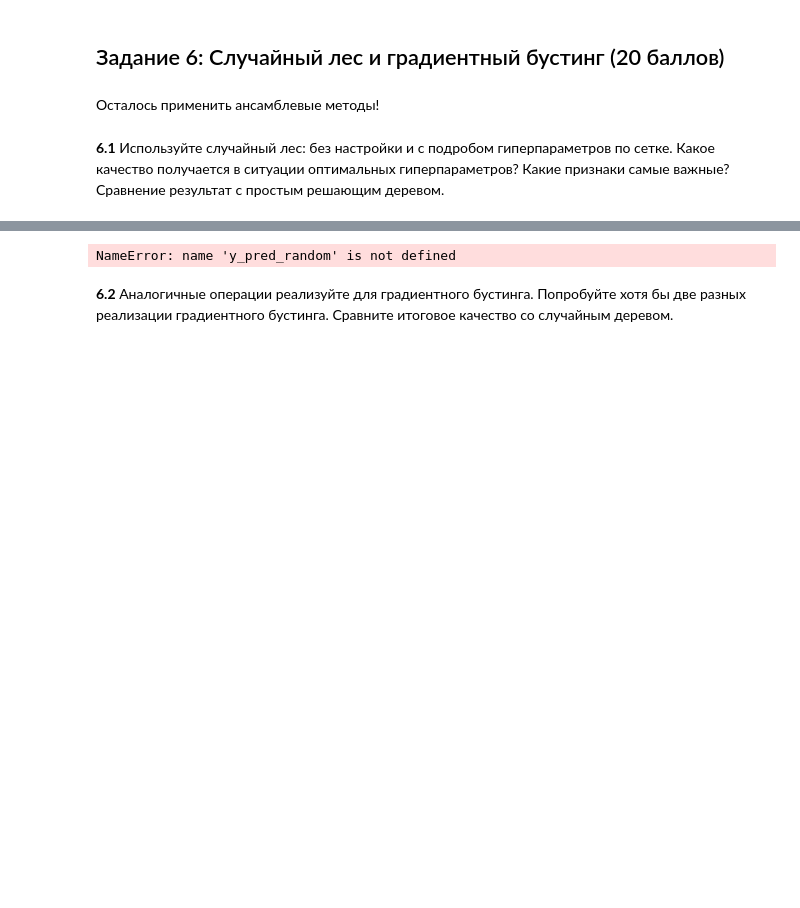
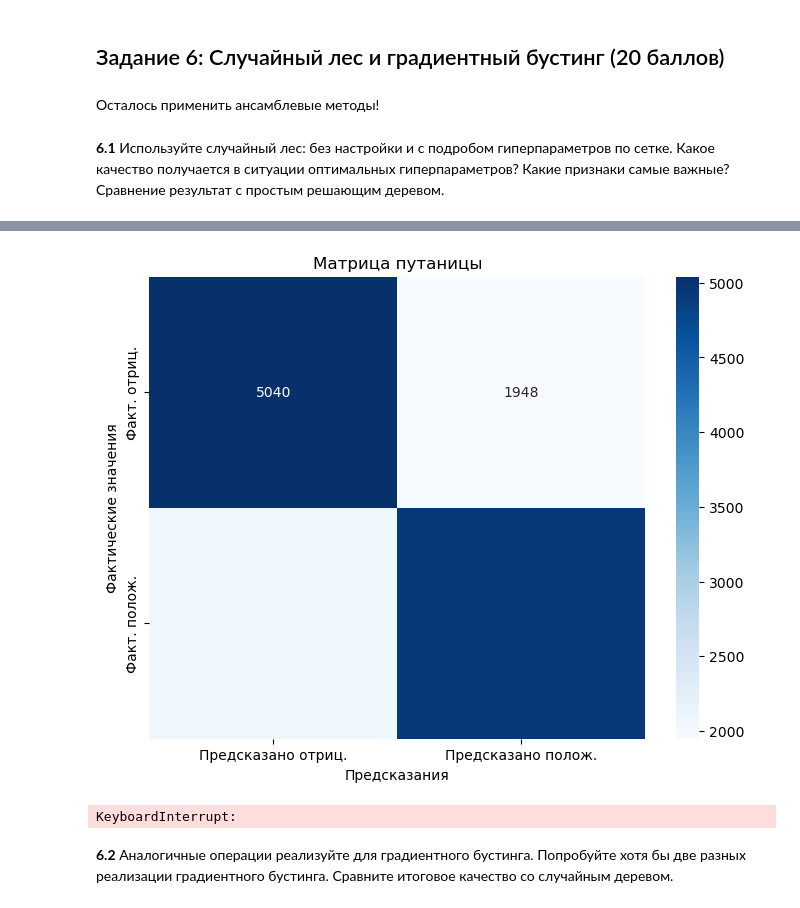
Before and after one commit to ruzhov1992/MathforSF, a Jupyter notebook: SF_project.ipynb, the cells around one changed output, grey strips where cells are left out. Cells and saved outputs as stored; diff of their text form; code cells hidden in the pictures; blank space fills up the shorter version.

```diff
--- a/SF_project.ipynb
+++ b/SF_project.ipynb
@@ -576,4 +576,5 @@ plt.show()
 # %%
 from sklearn.ensemble import RandomForestClassifier
 model = RandomForestClassifier(random_state=42)
+model.fit(X_train, y_train)
 y_pred = model.predict(X_test)
@@ -590,6 +606,43 @@ print("\nConfusion Matrix for Optimal Decision Tree:\n", confusion_matrix(y_test
+# %%
+# Матрица путаницы
+conf_matrix = confusion_matrix(y_test, y_pred)
+plt.figure(figsize=(8, 6))
+sns.heatmap(conf_matrix, annot=True, fmt='d', cmap='Blues', xticklabels=['Предсказано отриц.', 'Предсказано полож.'], yticklabels=['Факт. отриц.', 'Факт. полож.'])
+plt.title('Матрица путаницы')
+plt.xlabel('Предсказания')
+plt.ylabel('Фактические значения')
+plt.show()
+# %% [output]
+[figure, added]
 # %%
+# Улучшение модели с помощью GridSearchCV
+param_grid = {
+    'n_estimators': [100, 200, 300],
+    'max_depth': [None, 10, 20, 30],
+    'min_samples_split': [2, 5, 10],
+    'min_samples_leaf': [1, 2, 4],
+    'criterion': ['gini', 'entropy']
+}
+
+grid_search = GridSearchCV(estimator=model, param_grid=param_grid, cv=5, scoring='accuracy', n_jobs=-1)
+grid_search.fit(X_train, y_train)
+best_params = grid_search.best_params_
+best_model = grid_search.best_estimator_
+
+y_pred_best = best_model.predict(X_test)
+best_accuracy = accuracy_score(y_test, y_pred_best)
+best_precision = precision_score(y_test, y_pred_best)
+best_recall = recall_score(y_test, y_pred_best)
+best_f1 = f1_score(y_test, y_pred_best)
+best_roc_auc = roc_auc_score(y_test, best_model.predict_proba(X_test)[:, 1])
+
+print(f'Лучшая точность: {best_accuracy}')
+print(f'Лучшая прецизионность: {best_precision}')
+print(f'Лучшая полнота: {best_recall}')
+print(f'Лучший F1 Счет: {best_f1}')
+print(f'Лучший ROC AUC Счет: {best_roc_auc}')
 # %% [output]
-NameError: name 'y_pred_random' is not defined
+KeyboardInterrupt:
 # %%
 # ваш комментарий
 # %% [markdown]
```
Also changed, not shown: parts of 2 cells of this notebook.
